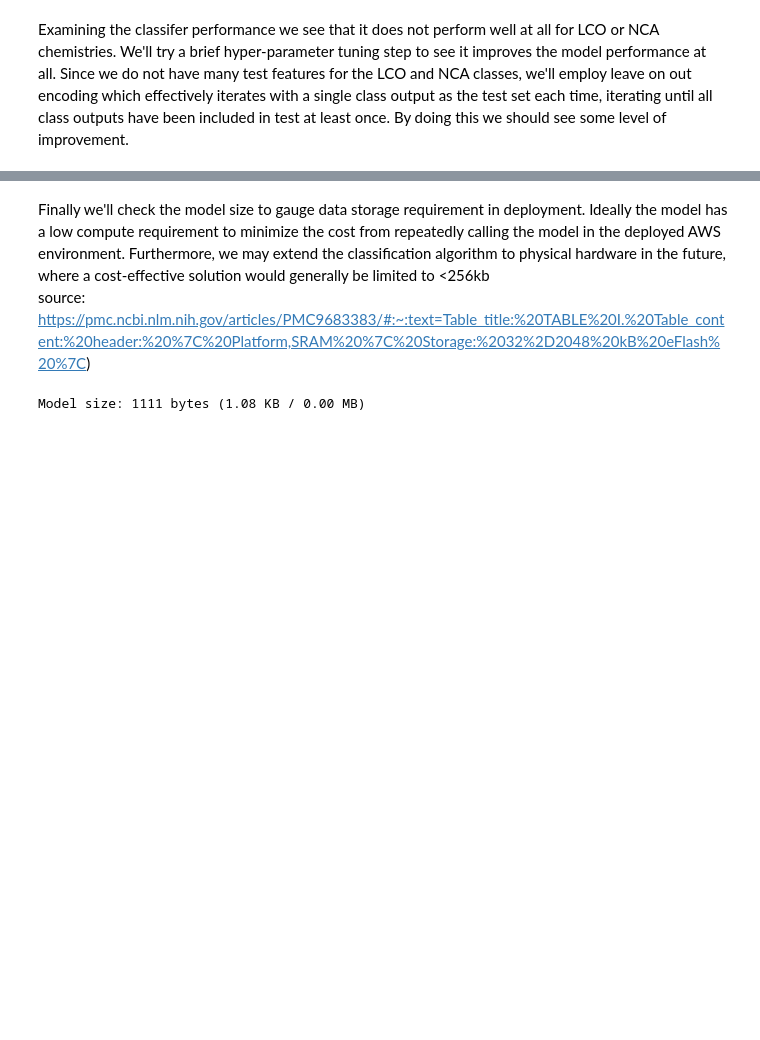
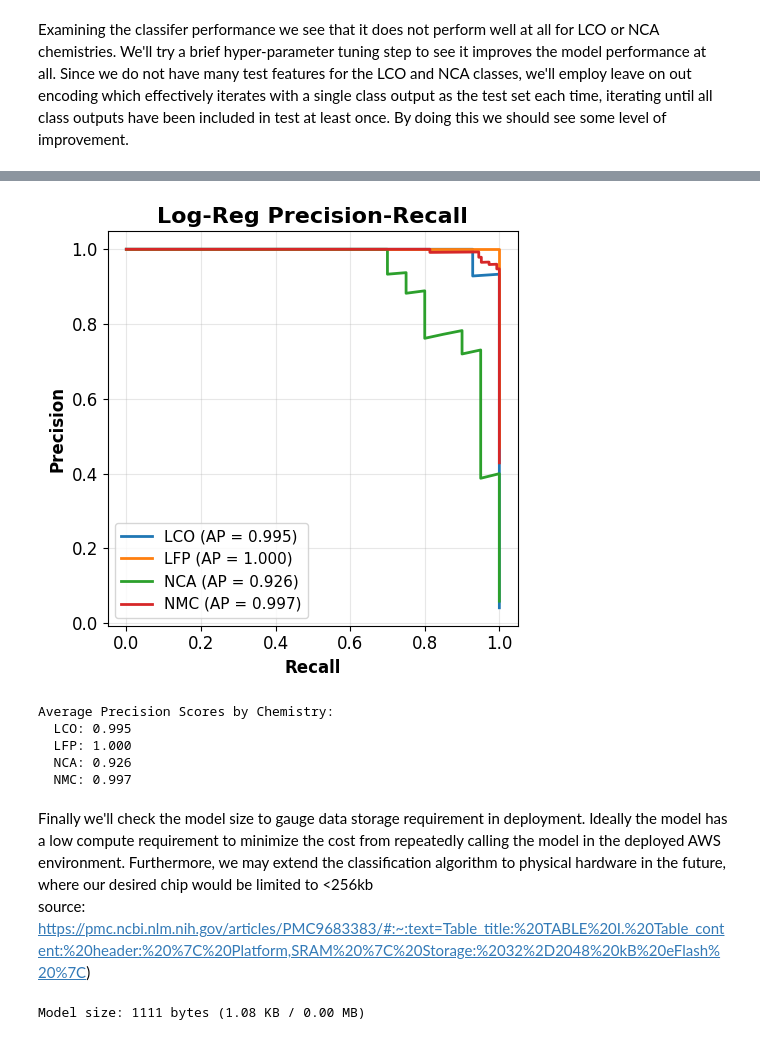
Before and after one commit to MJonesUmich/Battery_Classifier, a Jupyter notebook: notebooks/05_Logistic_Regression_Exploration.ipynb, the cells around one changed output, grey strips where cells are left out. Saved outputs shown, nothing was run; the diff lists cells and outputs as text; code cells hidden in the pictures; blank space fills up the shorter version.

```diff
--- a/notebooks/05_Logistic_Regression_Exploration.ipynb
+++ b/notebooks/05_Logistic_Regression_Exploration.ipynb
@@ -301,5 +311,52 @@ weighted avg       0.98      0.98      0.98       338
+# %%
+# Precision Recall Curve:
+from sklearn.metrics import precision_recall_curve, average_precision_score
+from sklearn.preprocessing import label_binarize
+
+# Get predicted probabilities
+y_proba = best_model.predict_proba(X_scaled)
+
+# Binarize labels for multi-class PR curve
+y_bin = label_binarize(y_encoded, classes=range(len(labels)))
+
+# Plot Precision-Recall curves
+fig, ax = plt.subplots(figsize=(5, 5))
+
+for i, class_name in enumerate(labels):
+    precision, recall, _ = precision_recall_curve(y_bin[:, i], y_proba[:, i])
+    avg_precision = average_precision_score(y_bin[:, i], y_proba[:, i])
+    ax.plot(recall, precision, linewidth=2,
+            label=f'{class_name} (AP = {avg_precision:.3f})')
+
+ax.set_xlabel('Recall', fontsize=12, fontweight='bold')
+ax.set_ylabel('Precision', fontsize=12, fontweight='bold')
+
+if for_report == True:
+    ax.set_title('Log-Reg Precision-Recall',
+                fontsize=16, fontweight='bold')
+else:
+    ax.set_title('Precision-Recall Curves - Logistic Regression',
+                fontsize=14, fontweight='bold')
+
+ax.legend(fontsize=11, loc='best')
+ax.grid(True, alpha=0.3)
+ax.tick_params(axis='both', labelsize=12)
+plt.tight_layout()
+plt.show()
+
+print("\nAverage Precision Scores by Chemistry:")
+for i, class_name in enumerate(labels):
+    ap_score = average_precision_score(y_bin[:, i], y_proba[:, i])
+    print(f"  {class_name}: {ap_score:.3f}")
+# %% [output]
+[figure, added]
+Average Precision Scores by Chemistry:
+  LCO: 0.995
+  LFP: 1.000
+  NCA: 0.926
+  NMC: 0.997
 # %% [markdown]
-Finally we'll check the model size to gauge data storage requirement in deployment. Ideally the model has a low compute requirement to minimize the cost from repeatedly calling the model in the deployed AWS environment. Furthermore, we may extend the classification algorithm to physical hardware in the future, where a cost-effective solution would generally be limited to <256kb <br>source: https://pmc.ncbi.nlm.nih.gov/articles/PMC9683383/#:~:text=Table_title:%20TABLE%20I.%20Table_content:%20header:%20%7C%20Platform,SRAM%20%7C%20Storage:%2032%2D2048%20kB%20eFlash%20%7C)
+Finally we'll check the model size to gauge data storage requirement in deployment. Ideally the model has a low compute requirement to minimize the cost from repeatedly calling the model in the deployed AWS environment. Furthermore, we may extend the classification algorithm to physical hardware in the future, where our desired chip would be limited to <256kb <br>source: https://pmc.ncbi.nlm.nih.gov/articles/PMC9683383/#:~:text=Table_title:%20TABLE%20I.%20Table_content:%20header:%20%7C%20Platform,SRAM%20%7C%20Storage:%2032%2D2048%20kB%20eFlash%20%7C)
 # %%
 # Export the model and check size:
 import pickle
```
Also changed, not shown: parts of 5 cells of this notebook, 4 other files.
